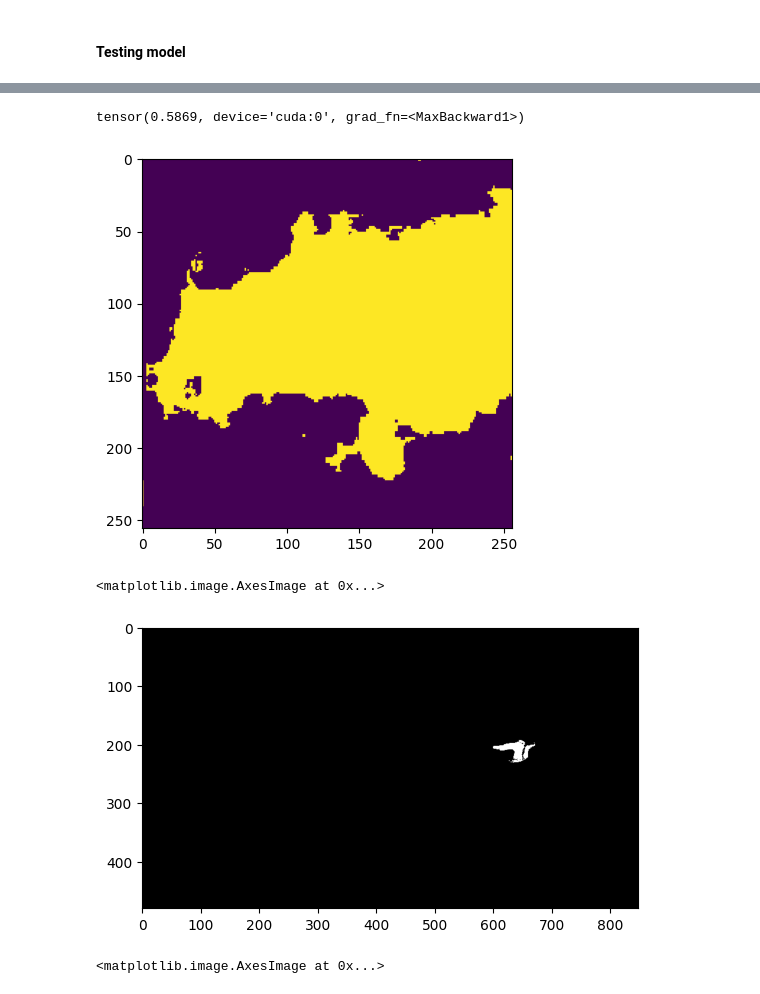
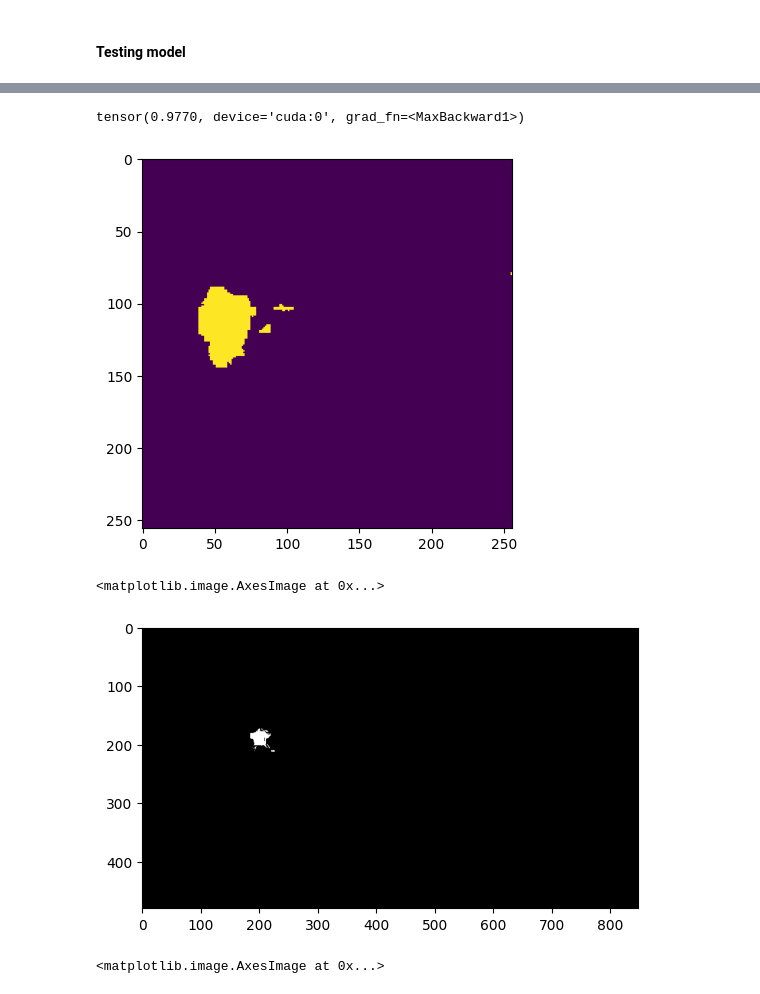
Before and after one commit to jrached/cv_project, a Jupyter notebook: filter_net_simple.ipynb, the cells around one changed output, grey strips where cells are left out. Drawn from its saved outputs; the diff is of its cells as text; code cells hidden in the pictures.

```diff
--- a/filter_net.ipynb
+++ b/filter_net_simple.ipynb
@@ -397,6 +445,26 @@ class JLSTM(nn.Module):
     def forward(self, x):  # (T, B, input_dim)
         out, _ = self.lstm(x)
         return out  # (T, B, hidden_dim)
+
+
+class MLP(nn.Module):
+    def __init__(self, in_dim, hidden_dim, num_layers=3):
+        super().__init__()
+
+        ### Create model
+        out_dim = hidden_dim
+        layers = [nn.Linear(in_dim, hidden_dim), nn.ReLU()]
+        for _ in range(1, num_layers):
+            layers.extend([nn.Linear(hidden_dim, hidden_dim), nn.ReLU()])
+        layers.append(nn.Linear(hidden_dim, out_dim))
+        self.model = nn.Sequential(*layers)
+
+    def forward(self, x):
+        """
+        Input has shape (B, D) and decoder Expects (1, B, D)
+        """
+        x = x
+        return self.model(x).unsqueeze(0)
 # %%
 # Loss functions
 class BCEDiceLoss(nn.Module):
@@ -454,8 +522,8 @@ class FilterNet(nn.Module):
         # Juan Modules
         self.image_encoder = ImgEncoder()
         self.state_encoder = StateEncoder()
-        self.lstm = LSTM(in_dim, hidden_dim)
-        self.image_decoder = ImgDecoder2(in_channels=seq_length)
+        self.lstm = MLP(in_dim, hidden_dim)
+        self.image_decoder = ImgDecoder2(in_channels=1) # in_channels should be 5 for lstm
         self.loss_fun = BCEDiceLoss()
 
 
@@ -477,9 +545,9 @@ class FilterNet(nn.Module):
             out_frame = output[-1, ...]
         else:
             # Pass each element of the sequence through the model
-            frames = sequence['input'][0].permute(1, 0, 2, 3, 4) # (T, B, 1, H, W)
-            state = sequence['input'][1].permute(1, 0, 2) # (T, B, 13)
-            out_frame = sequence['target'].permute(1, 0, 2, 3, 4)[-1, ...] #(B, 1, H, W)
+            frames = sequence['input'][0].permute(1, 0, 2, 3, 4) # (B, T, 1, H, W) --> (T, B, 1, H, W)
+            state = sequence['input'][1].permute(1, 0, 2) # (B, T, 13) --> (T, B, 13)
+            out_frame = sequence['target'].permute(1, 0, 2, 3, 4)[-1, ...] #(T, B, 1, H, W) --> (B, 1, H, W)
 
         # Pass inputs through encoders
         img_embedding = self.image_encoder(frames) # out dim should be (T, B, d_img_emb)
@@ -678,7 +746,7 @@ def pose_vector_from_matrix(pose, seq_length):
 # %%
 # Load noisy sequence
 path_to_sequence = '~/cv_project_code/project/data/filter_net/processed_flow/test3/inputs'
-sequence_start = 1500 #2559
+sequence_start = 2559 #2559
 sequence = torch.zeros((seq_length, 1, 480, 848))
 
 for i in range(seq_length):
@@ -721,12 +789,12 @@ plt.imshow(og_image)
 # %%
 prob_pred_frame = torch.sigmoid(pred_frame)
-out = (prob_pred_frame > 0.1).to(torch.float32)
+out = (prob_pred_frame > 0.5).to(torch.float32)
 plt.imshow(out[0, 0, :, :].cpu().detach().numpy())
 out.max()
 prob_pred_frame.max()
 # %% [output]
-tensor(0.5869, device='cuda:0', grad_fn=<MaxBackward1>)
+tensor(0.9770, device='cuda:0', grad_fn=<MaxBackward1>)
-[figure, old version]
+[figure, new version]
 # %%
 # Actual gt
 path_to_sequence = '~/cv_project_code/project/data/filter_net/processed_flow/test3/targets'
@@ -735,7 +803,7 @@ img = io.imread(os.path.join(path_to_sequence, f'frame{idx:05d}.png'))
 plt.imshow(img)
 # %% [output]
 <matplotlib.image.AxesImage at 0x...>
-[figure, old version]
+[figure, new version]
 # %%
 # Actual gt
 path_to_sequence = '~/cv_project_code/project/data/filter_net/processed_flow/test1/inputs'
```
Also changed, not shown: parts of 5 cells of this notebook.
